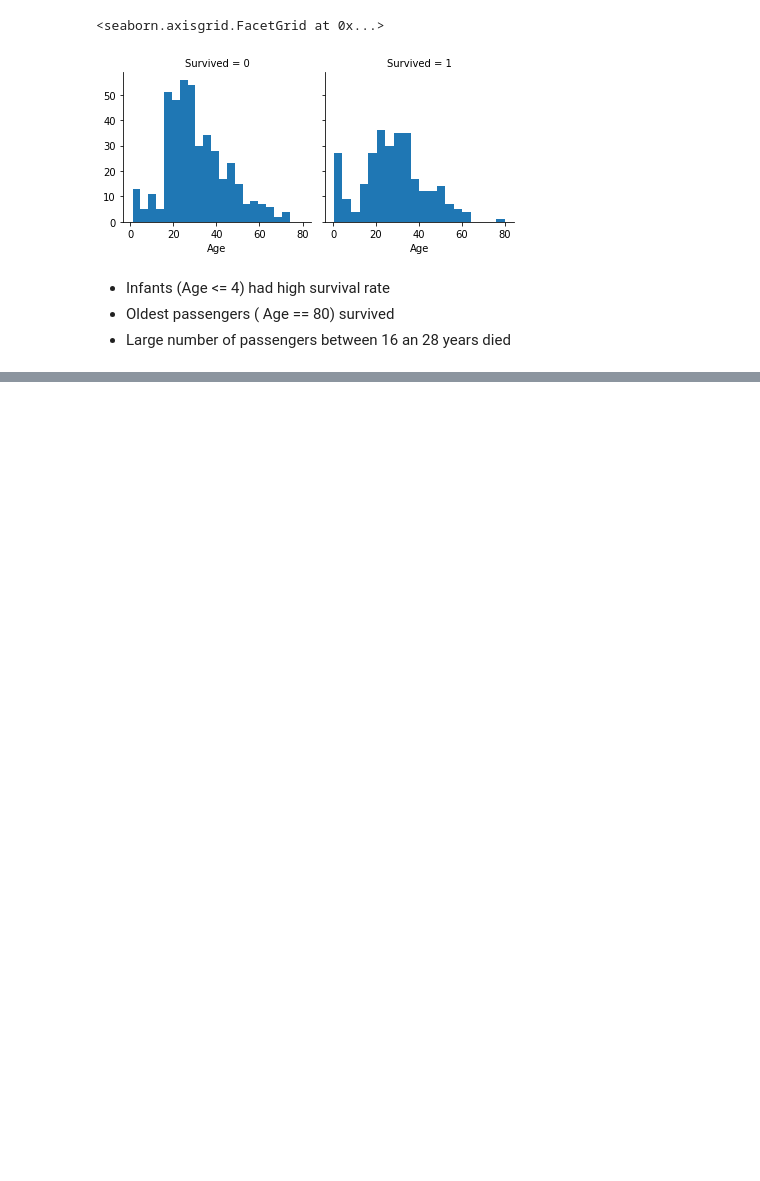
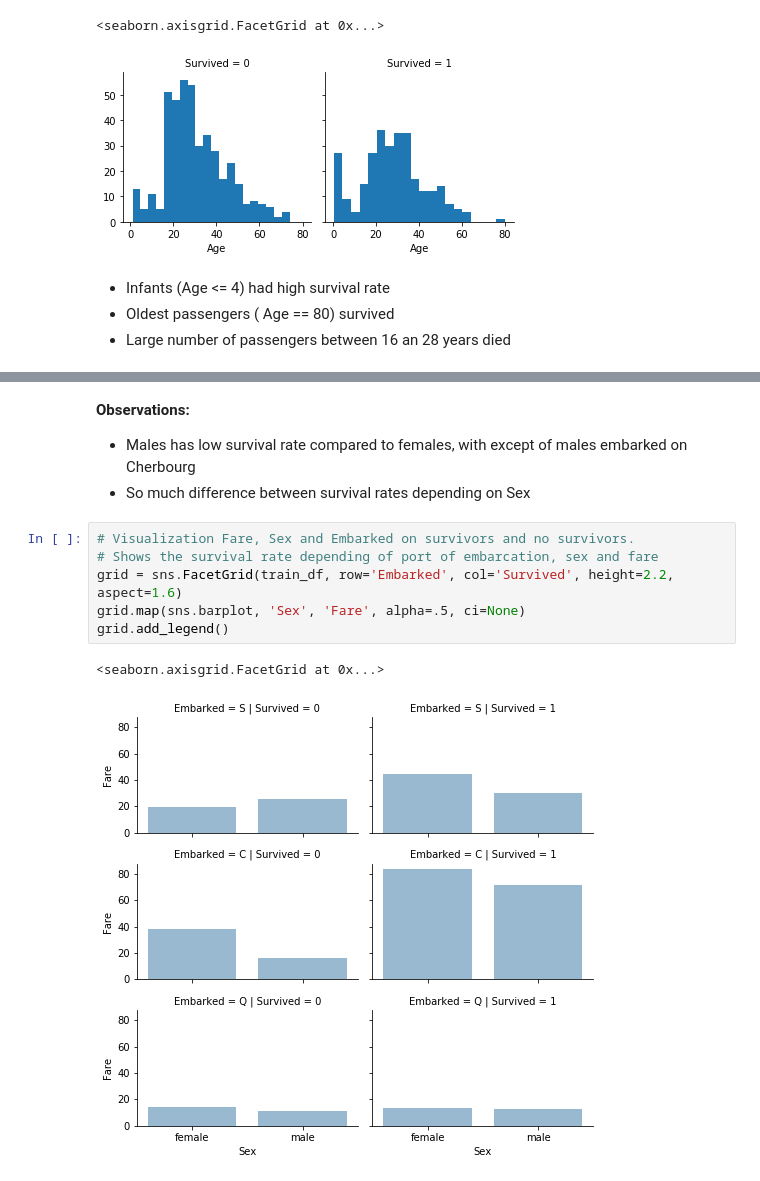
Before and after one commit to hectorLop/Titanic_analysis, a Jupyter notebook: Titanic_features_analysis.ipynb, the cells around one changed output, grey strips where cells are left out. Cells and saved outputs as stored; diff of their text form; blank space fills up the shorter version.

```diff
--- a/Titanic_features_analysis.ipynb
+++ b/Titanic_features_analysis.ipynb
@@ -651,0 +614,13 @@ grid.map(plt.hist, 'Pclass', alpha=.5, bins=20)
+# %% [markdown]
+**Observations:**
+- Males has low survival rate compared to females, with except of males embarked on Cherbourg
+- So much difference between survival rates depending on Sex
+# %%
+# Visualization Fare, Sex and Embarked on survivors and no survivors.
+# Shows the survival rate depending of port of embarcation, sex and fare
+grid = sns.FacetGrid(train_df, row='Embarked', col='Survived', height=2.2, aspect=1.6)
+grid.map(sns.barplot, 'Sex', 'Fare', alpha=.5, ci=None)
+grid.add_legend()
+# %% [output]
+<seaborn.axisgrid.FacetGrid at 0x...>
+[figure, added]
```
Also changed, not shown: parts of 11 cells of this notebook.
